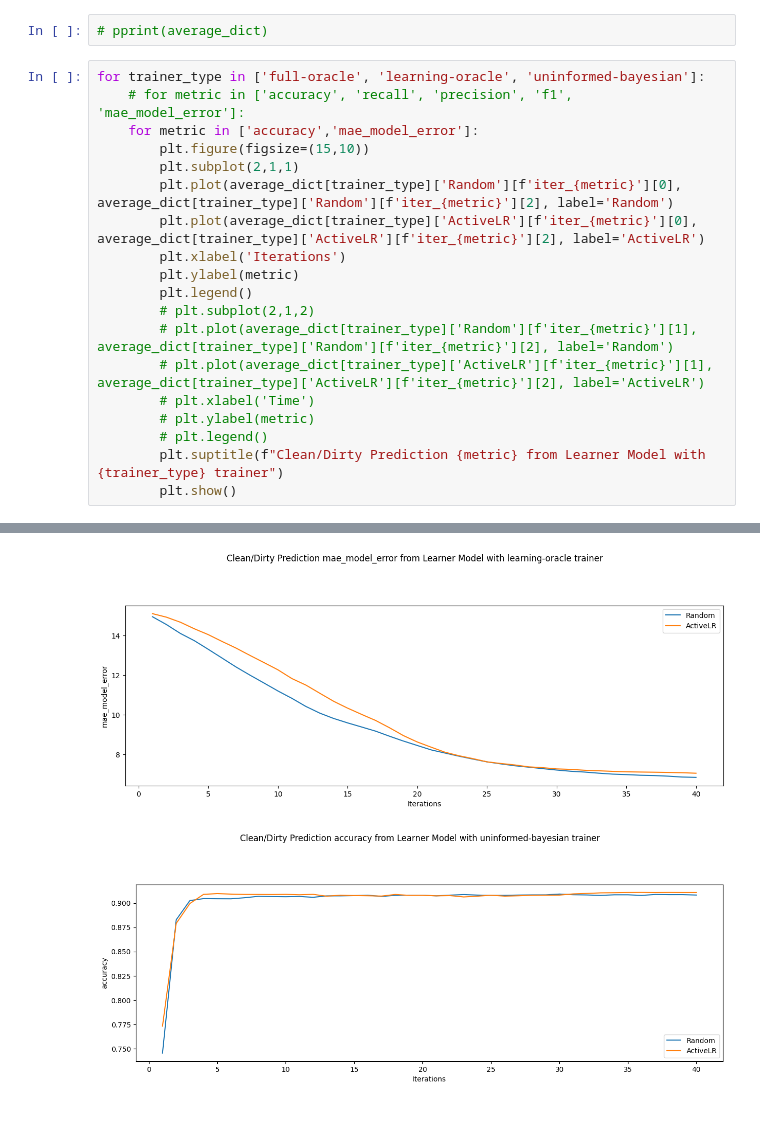
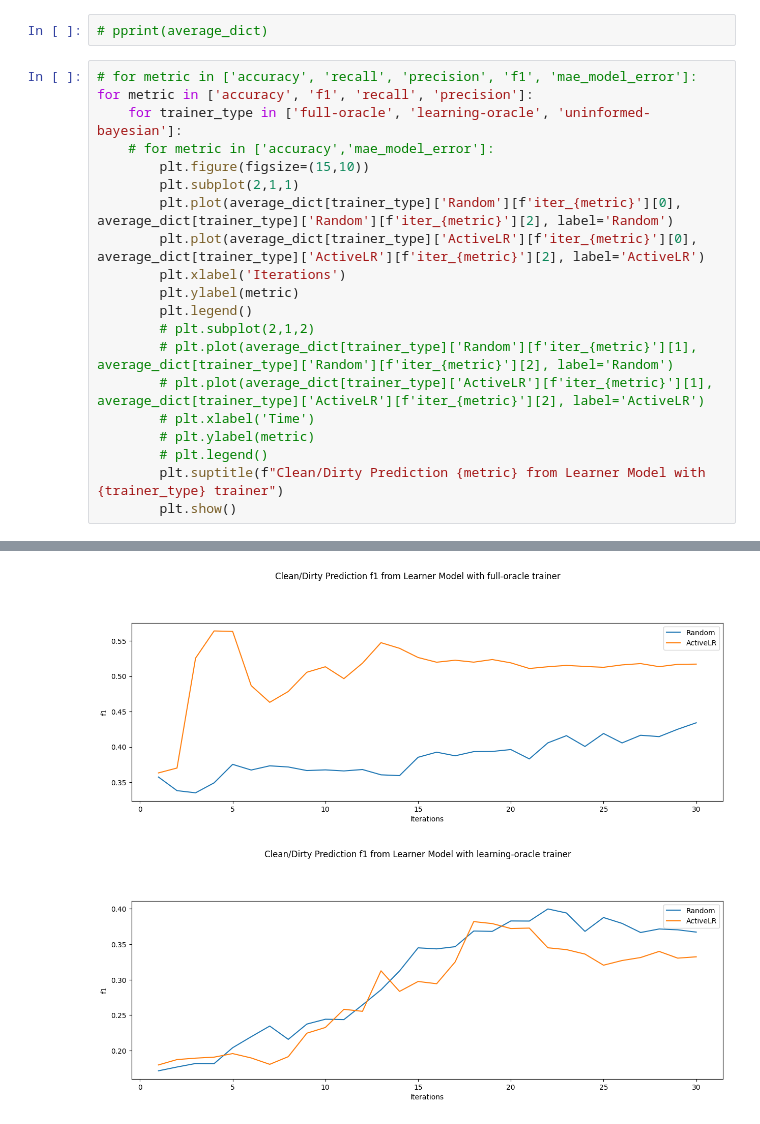
Before and after one commit to rajeshshrestha/exploratory-training-simulation, a Jupyter notebook: learner/plot_accuracies.ipynb, the cells around one changed output, grey strips where cells are left out. Saved outputs shown, nothing was run; the diff lists cells and outputs as text.

```diff
--- a/learner/plot_accuracies.ipynb
+++ b/learner/plot_accuracies.ipynb
@@ -121,9 +123,10 @@ for trainer_type in ['full-oracle', 'learning-oracle', 'uninformed-bayesian']:
 # %%
 # pprint(average_dict)
 # %%
-for trainer_type in ['full-oracle', 'learning-oracle', 'uninformed-bayesian']:
-    # for metric in ['accuracy', 'recall', 'precision', 'f1', 'mae_model_error']:
-    for metric in ['accuracy','mae_model_error']:
+# for metric in ['accuracy', 'recall', 'precision', 'f1', 'mae_model_error']:
+for metric in ['accuracy', 'f1', 'recall', 'precision']:
+    for trainer_type in ['full-oracle', 'learning-oracle', 'uninformed-bayesian']:
+    # for metric in ['accuracy','mae_model_error']:
         plt.figure(figsize=(15,10))
         plt.subplot(2,1,1)
         plt.plot(average_dict[trainer_type]['Random'][f'iter_{metric}'][0], average_dict[trainer_type]['Random'][f'iter_{metric}'][2], label='Random')
@@ -146,2 +149,2 @@ for trainer_type in ['full-oracle', 'learning-oracle', 'uninformed-bayesian']:
-[figure, old version]
+[figure, new version]
-[figure, old version]
+[figure, new version]
```
Also changed, not shown: parts of 2 cells of this notebook, 5 other files.
